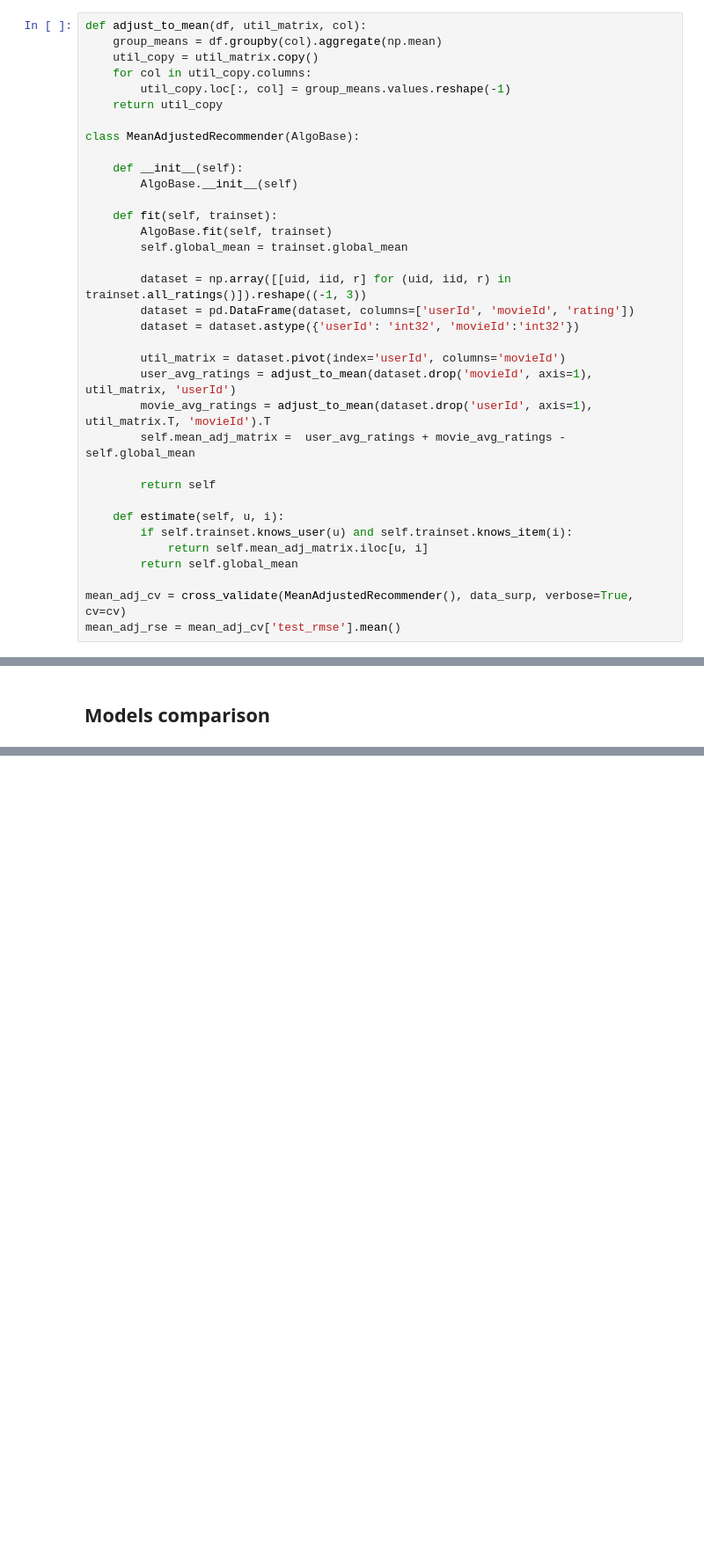
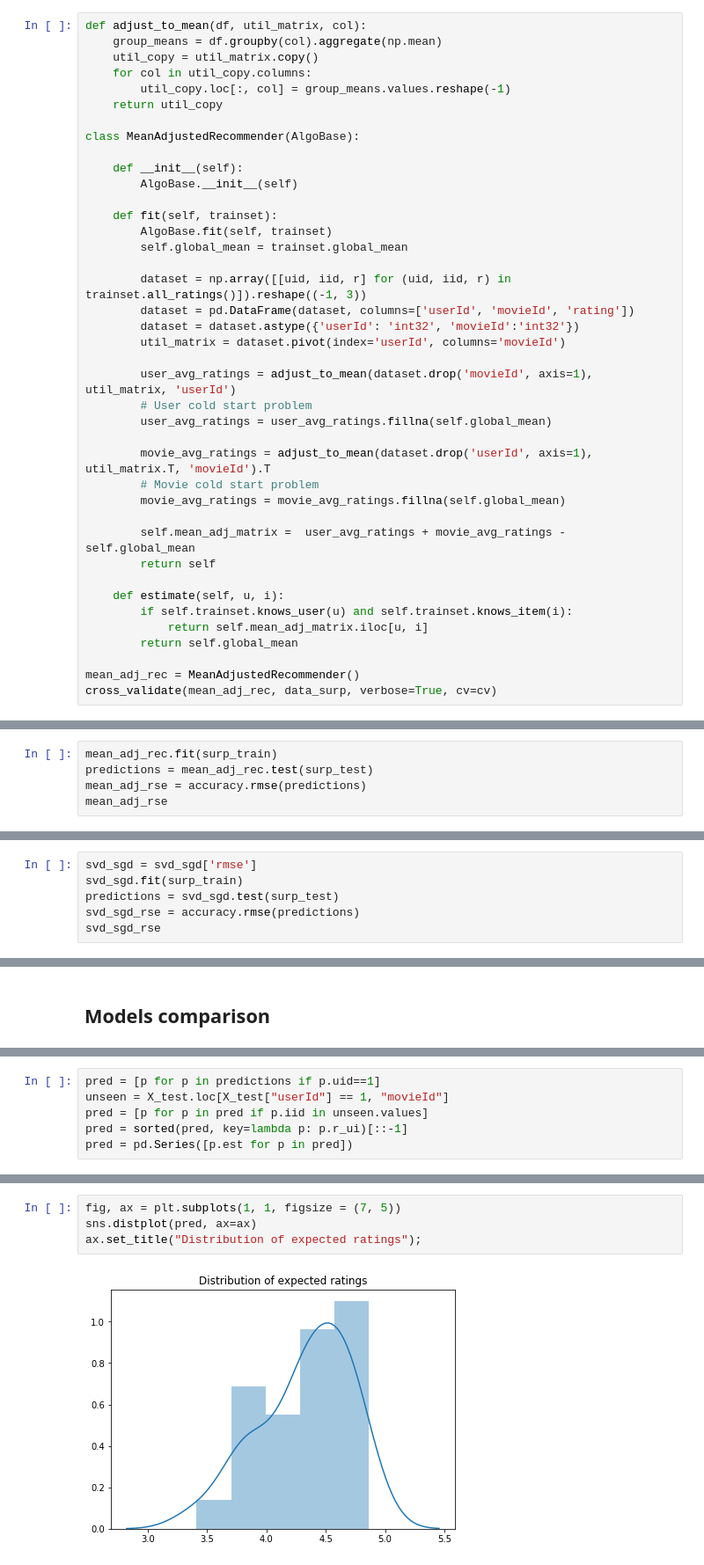
Before and after one commit to keroiw/RecommenderSystems, a Jupyter notebook: RecommenderSystems.ipynb, the cells around one changed output, grey strips where cells are left out. Shown at 88% size. Saved outputs shown, nothing was run; the diff lists cells and outputs as text; blank space fills up the shorter version.

```diff
--- a/RecommenderSystems.ipynb
+++ b/RecommenderSystems.ipynb
@@ -156,12 +192,17 @@ class MeanAdjustedRecommender(AlgoBase):
         dataset = np.array([[uid, iid, r] for (uid, iid, r) in trainset.all_ratings()]).reshape((-1, 3))
         dataset = pd.DataFrame(dataset, columns=['userId', 'movieId', 'rating'])
         dataset = dataset.astype({'userId': 'int32', 'movieId':'int32'})
+        util_matrix = dataset.pivot(index='userId', columns='movieId')
 
-        util_matrix = dataset.pivot(index='userId', columns='movieId')
         user_avg_ratings = adjust_to_mean(dataset.drop('movieId', axis=1), util_matrix, 'userId')
+        # User cold start problem
+        user_avg_ratings = user_avg_ratings.fillna(self.global_mean)
+
         movie_avg_ratings = adjust_to_mean(dataset.drop('userId', axis=1), util_matrix.T, 'movieId').T
+        # Movie cold start problem
+        movie_avg_ratings = movie_avg_ratings.fillna(self.global_mean)
+
         self.mean_adj_matrix =  user_avg_ratings + movie_avg_ratings - self.global_mean
-
         return self
 
     def estimate(self, u, i):
@@ -169,8 +210,8 @@ class MeanAdjustedRecommender(AlgoBase):
             return self.mean_adj_matrix.iloc[u, i]
         return self.global_mean
 
-mean_adj_cv = cross_validate(MeanAdjustedRecommender(), data_surp, verbose=True, cv=cv)
-mean_adj_rse = mean_adj_cv['test_rmse'].mean()
+mean_adj_rec = MeanAdjustedRecommender()
+cross_validate(mean_adj_rec, data_surp, verbose=True, cv=cv)
 # %% [output]
 Evaluating RMSE, MAE of algorithm MeanAdjustedRecommender on 3 split(s).
 
@@ -181,0 +223,5 @@ Test time         0.59    0.58    0.65    0.61    0.03
+# %%
+mean_adj_rec.fit(surp_train)
+predictions = mean_adj_rec.test(surp_test)
+mean_adj_rse = accuracy.rmse(predictions)
+mean_adj_rse
@@ -412,0 +495,6 @@ svd_sgd_rse = svd_sgd_cv['test_rmse'].mean()
+# %%
+svd_sgd = svd_sgd['rmse']
+svd_sgd.fit(surp_train)
+predictions = svd_sgd.test(surp_test)
+svd_sgd_rse = accuracy.rmse(predictions)
+svd_sgd_rse
@@ -423,0 +532,6 @@ pd.Series(comparison).round(5)
+# %%
+pred = [p for p in predictions if p.uid==1]
+unseen = X_test.loc[X_test["userId"] == 1, "movieId"]
+pred = [p for p in pred if p.iid in unseen.values]
+pred = sorted(pred, key=lambda p: p.r_ui)[::-1]
+pred = pd.Series([p.est for p in pred])
@@ -423,0 +540,6 @@ pd.Series(comparison).round(5)
+# %%
+fig, ax = plt.subplots(1, 1, figsize = (7, 5))
+sns.distplot(pred, ax=ax)
+ax.set_title("Distribution of expected ratings");
+# %% [output]
+[figure, added]
```
Also changed, not shown: parts of 44 cells of this notebook.
